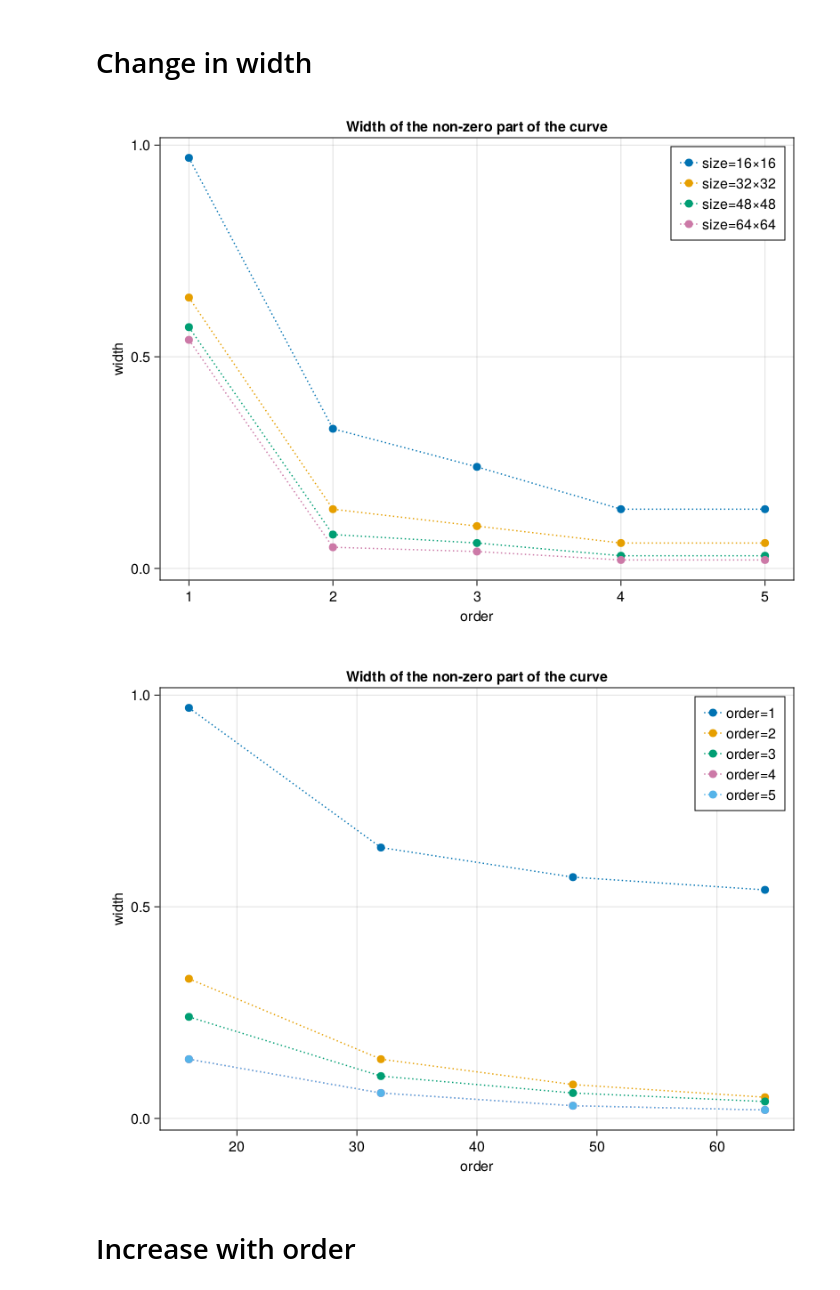
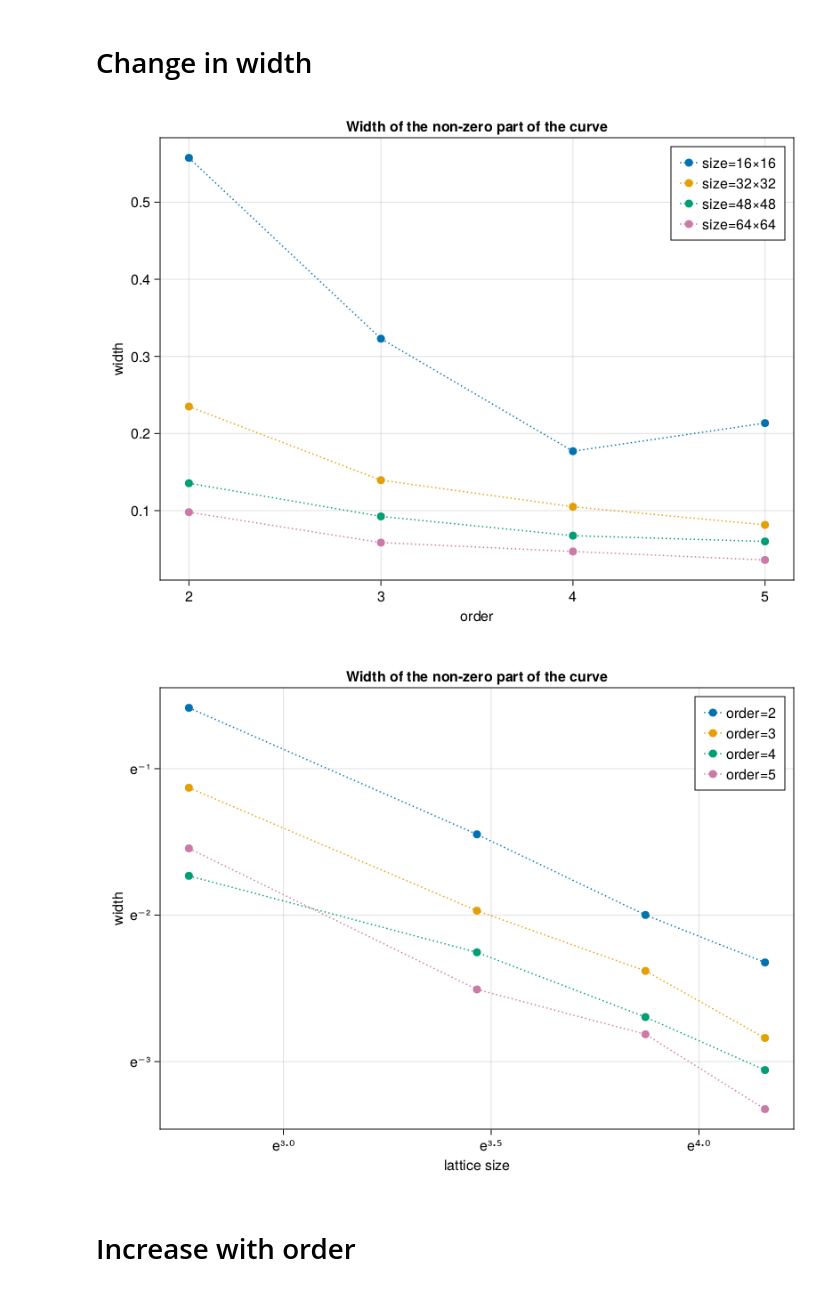
Before and after one commit to JaydevSR/potts-model-monte-carlo, a Jupyter notebook: sims2D/magnetisation_cumulants/error_explore.ipynb, the cells around one changed output. Cells and saved outputs as stored; diff of their text form; code cells hidden in the pictures.

Commit message:
some plot updates

```diff
--- a/sims2D/magnetisation_cumulants/error_explore.ipynb
+++ b/sims2D/magnetisation_cumulants/error_explore.ipynb
@@ -57,25 +57,25 @@ end
 # %%
 using Interpolations
 # %%
-widths = zeros(Float64, (5, length(lattice_sizes1)))
-for order in 1:5
-    widths[order, :] .= let
+widths = zeros(Float64, (4, length(lattice_sizes1)))
+for order in 2:5
+    widths[order-1, :] .= let
         width_o = zeros(Float64, length(lattice_sizes1))
         for stepL in eachindex(lattice_sizes1)
             L = lattice_sizes1[stepL]
             lerp = LinearInterpolation(temps1, abs.(suzzs1[stepL, order, :]))
             # calculate the width non zero part of the curve
             mx = maximum(abs.(suzzs1[stepL, order, :]))
-            delta = 0.01
+            delta = 0.0005
             startp, endp = 0, 0
             for t in first(temps1):delta:last(temps1)
-                if abs(lerp(t)) > 0.1mx
+                if abs(lerp(t)) > 0.05mx
                     startp = t - delta
                     break
                 end
             end
             for t in last(temps1):-delta:first(temps1)
-                if abs(lerp(t)) > 0.1mx
+                if abs(lerp(t)) > 0.05mx
                     endp = t - delta
                     break
                 end
@@ -90,24 +90,24 @@ fw = Figure()
 axw = Axis(fw[1, 1], xlabel="order", ylabel="width", title="Width of the non-zero part of the curve")
 for lidx in eachindex(lattice_sizes1)
     L = lattice_sizes1[lidx]
-    scatterlines!(axw, 1:5, widths[:, lidx], label="size=$(L)×$(L)", linestyle = :dot)
+    scatterlines!(axw, 2:5, widths[:, lidx], label="size=$(L)×$(L)", linestyle = :dot)
 end
 axislegend(axw, position=:rt)
 save("plots/2DModel/cumulants/width_with_order.svg", fw)
 fw
 # %% [output]
-[figure, old version]
+[figure, new version]
 # %%
 fw2 = Figure()
-axw2 = Axis(fw2[1, 1], xlabel="order", ylabel="width", title="Width of the non-zero part of the curve")
-for order in 1:5
-    scatterlines!(axw2, lattice_sizes1, widths[order, :], label="order=$order", linestyle = :dot)
+axw2 = Axis(fw2[1, 1], xlabel="lattice size", ylabel="width", title="Width of the non-zero part of the curve", xscale=log, yscale=log)
+for order in 2:5
+    scatterlines!(axw2, lattice_sizes1, widths[order-1, :], label="order=$order", linestyle = :dot)
 end
 axislegend(axw2, position=:rt)
 save("plots/2DModel/cumulants/width_with_size.svg", fw2)
 fw2
 # %% [output]
-[figure, old version]
+[figure, new version]
 # %% [markdown]
 # Increase with order
 # %%
```
Also changed, not shown: 7 other files.
